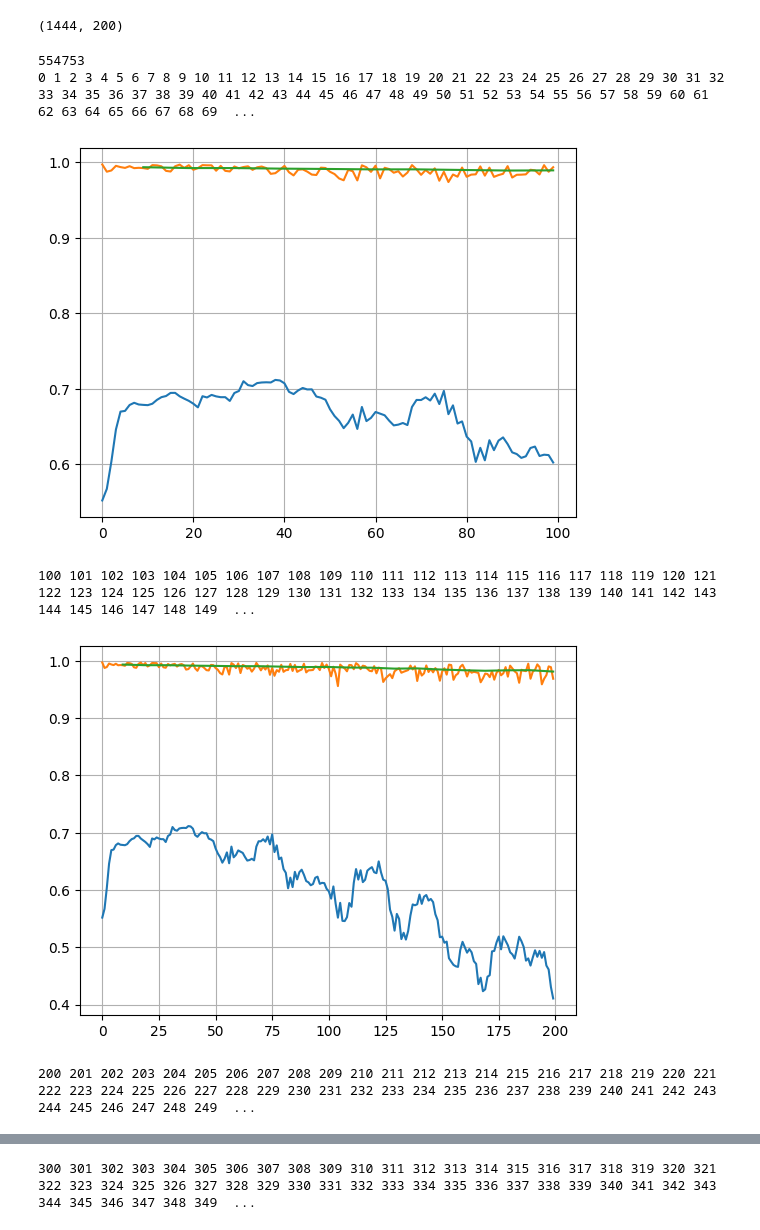
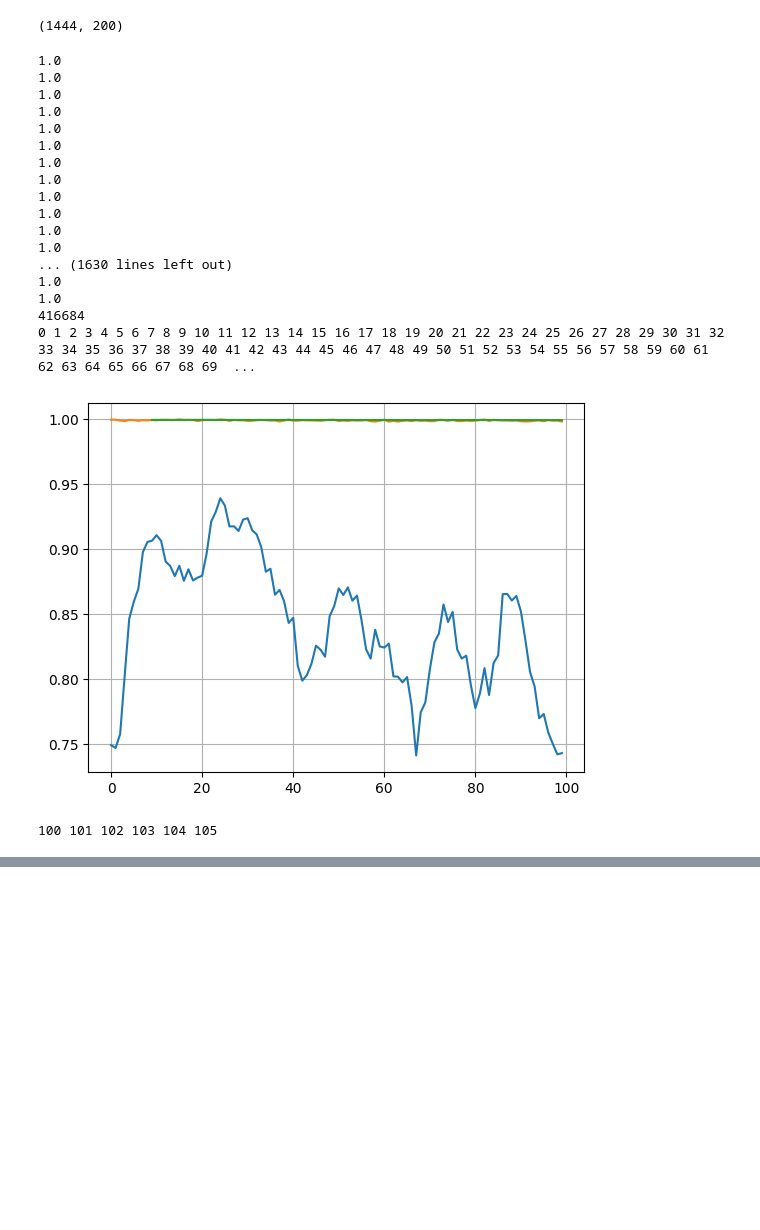
Before and after one commit to jcottaar/flagellar, a Jupyter notebook: analysis/test_unet3.ipynb, the cells around one changed output, grey strips where cells are left out. Saved outputs shown, nothing was run; the diff lists cells and outputs as text; code cells hidden in the pictures; blank space fills up the shorter version.

```diff
--- a/analysis/test_unet3.ipynb
+++ b/analysis/test_unet3.ipynb
@@ -62,20 +62,33 @@ len(train_data), len(test_data)
 # %% [output]
 (1444, 200)
 # %%
-model_name = "unet_extradata.pickle"
+model_name = "unet_extradata_refactored.pickle"
 model = flg_model.ThreeStepModel()
-if fast_mode: model.step1Heatmap.n_epochs = 3
+if fast_mode: model.step1Heatmap.n_epochs = 100
 model.step2Labels.threshold = -2.
 model.step1Heatmap.learning_rate = 1e-3
 model.run_in_parallel = True
 model.step1Heatmap.plot_every = 100
 model.train(train_data, test_data)
 if not fls.env=='kaggle' and not fast_mode:
     fls.dill_save(fls.model_dir+ model_name, model)
 # %% [output]
-554753
+1.0
+1.0
+1.0
+1.0
+1.0
+1.0
+1.0
+1.0
+1.0
+1.0
+1.0
+1.0
+... (1630 lines left out)
+1.0
+1.0
+416684
 0 1 2 3 4 5 6 7 8 9 10 11 12 13 14 15 16 17 18 19 20 21 22 23 24 25 26 27 28 29 30 31 32 33 34 35 36 37 38 39 40 41 42 43 44 45 46 47 48 49 50 51 52 53 54 55 56 57 58 59 60 61 62 63 64 65 66 67 68 69  ...
-[figure, old version]
+[figure, new version]
-100 101 102 103 104 105 106 107 108 109 110 111 112 113 114 115 116 117 118 119 120 121 122 123 124 125 126 127 128 129 130 131 132 133 134 135 136 137 138 139 140 141 142 143 144 145 146 147 148 149  ...
+100 101 102 103 104 105
-[figure, removed]
-200 201 202 203 204 205 206 207 208 209 210 211 212 213 214 215 216 217 218 219 220 221 222 223 224 225 226 227 228 229 230 231 232 233 234 235 236 237 238 239 240 241 242 243 244 245 246 247 248 249  ...
@@ -83 +94,0 @@ if not fls.env=='kaggle' and not fast_mode:
-300 301 302 303 304 305 306 307 308 309 310 311 312 313 314 315 316 317 318 319 320 321 322 323 324 325 326 327 328 329 330 331 332 333 334 335 336 337 338 339 340 341 342 343 344 345 346 347 348 349  ...
```
Also changed, not shown: parts of 3 cells of this notebook, 2 other files.
